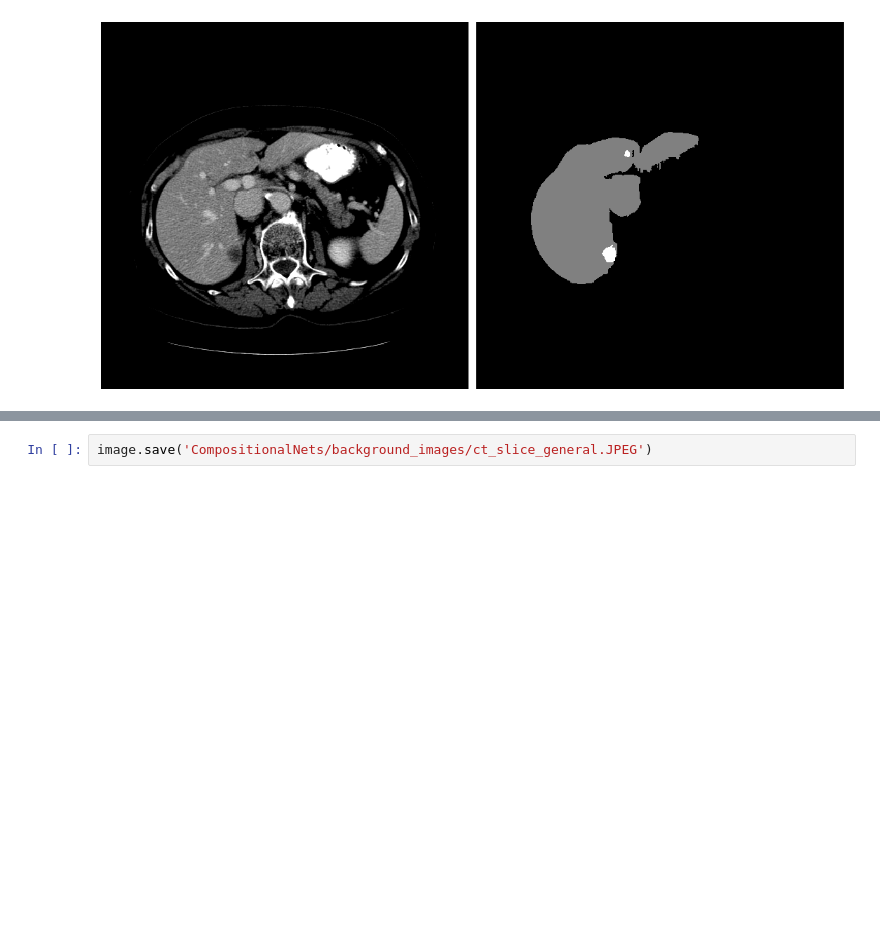
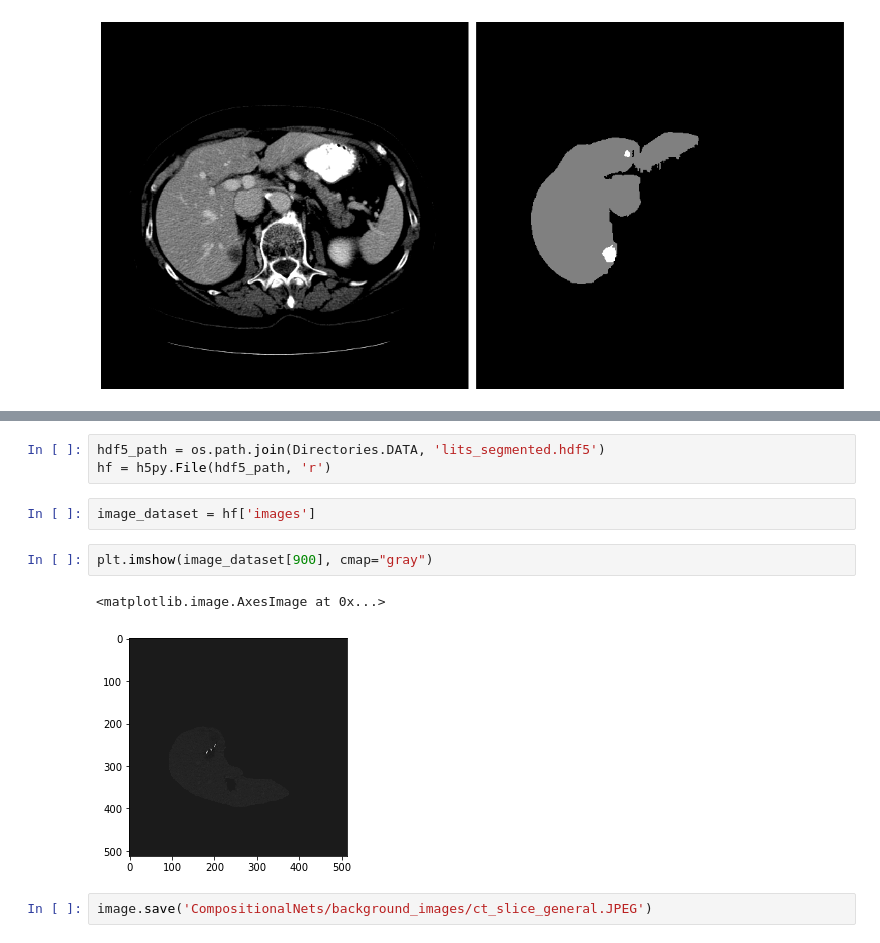
Before and after one commit to mattesko/CompNet-Medical, a Jupyter notebook: notebooks/data_analysis/eda_lits.ipynb, the cells around one changed output, grey strips where cells are left out. Cells and saved outputs as stored; diff of their text form; blank space fills up the shorter version.

```diff
--- a/notebooks/data_analysis/eda_lits.ipynb
+++ b/notebooks/data_analysis/eda_lits.ipynb
@@ -92,3 +210,13 @@ plt.imshow(image)
+# %%
+hdf5_path = os.path.join(Directories.DATA, 'lits_segmented.hdf5')
+hf = h5py.File(hdf5_path, 'r')
+# %%
+image_dataset = hf['images']
+# %%
+plt.imshow(image_dataset[900], cmap="gray")
+# %% [output]
+<matplotlib.image.AxesImage at 0x...>
+[figure, added]
 # %%
 image.save('CompositionalNets/background_images/ct_slice_general.JPEG')
 # %% [markdown]
```
Also changed, not shown: parts of 7 cells of this notebook, 18 other files.
